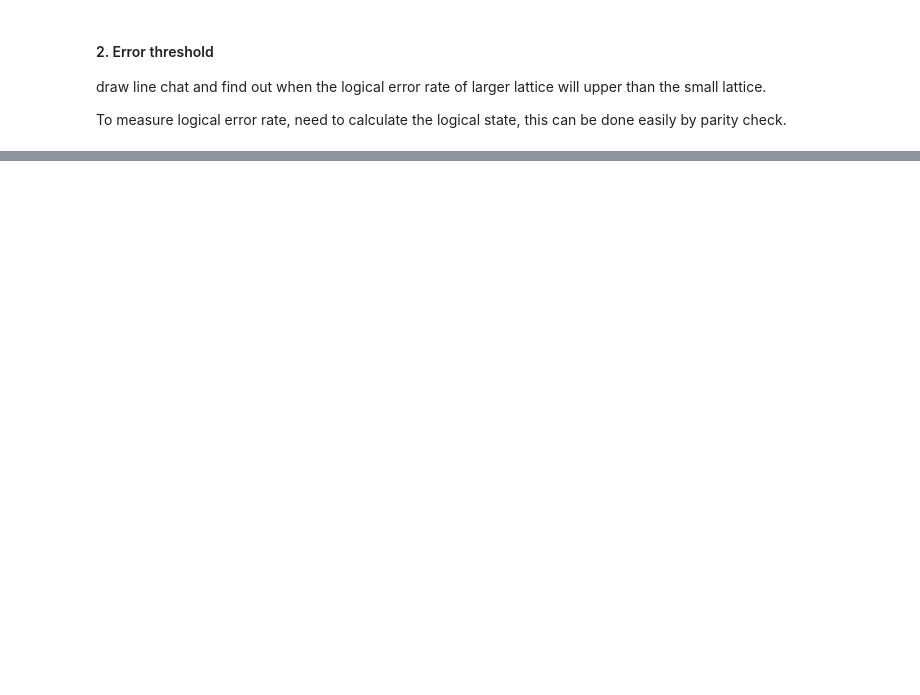
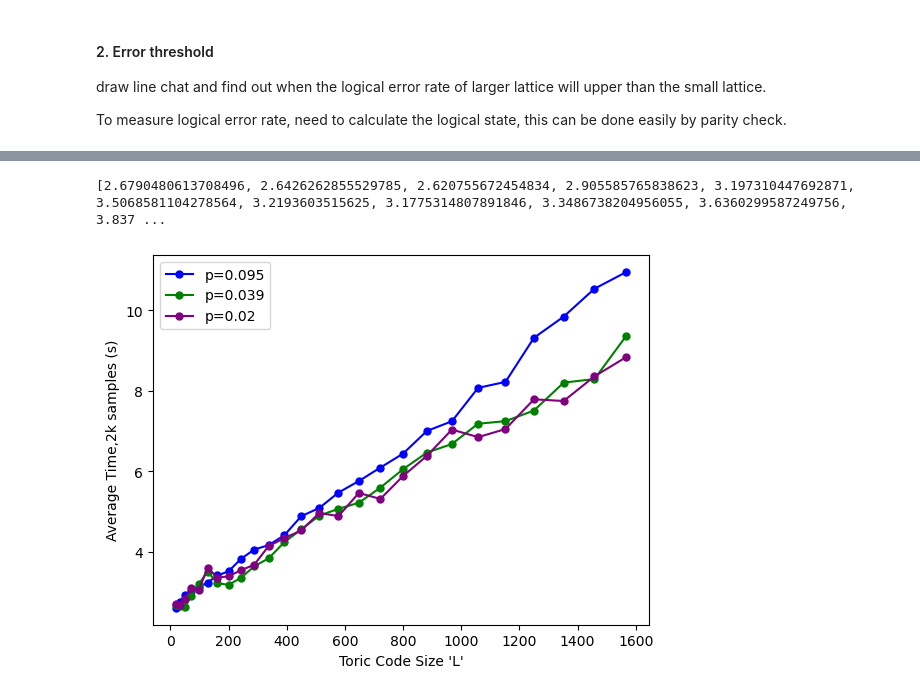
Before and after one commit to Winfred666/SurfaceCode-MWPMDecoder, a Jupyter notebook: testbench/visualizer.ipynb, the cells around one changed output, grey strips where cells are left out. Saved outputs shown, nothing was run; the diff lists cells and outputs as text; code cells hidden in the pictures; blank space fills up the shorter version.

```diff
--- a/testbench/visualizer.ipynb
+++ b/testbench/visualizer.ipynb
@@ -168,16 +168,16 @@ def check_error(error_g,correct_g):
 #now try to read from a file and plot the result
 
 test_num = 2000
-test_batches = 25
+test_batches = 26
 testset_list = []
 resultset_list = []
 for i in range(test_batches):
     testset_list.append(read_test_file("test"+str(i)+".npz"))
     resultset_list.append(read_result_file("result"+str(i)+".npz"))
 
-batch_index = 15
+batch_index = 4
 vi= 8
-print("lattice with error, green-Y, blue-X, red-Z:")
+print("lattice with error, green-Y(bit-phase flip), blue-Z(phase flip) , red-X(bit flip):")
 plot_lattice(testset_list[batch_index][vi],testset_list[batch_index][vi]["sizeX"],testset_list[batch_index][vi]["sizeY"])
 # print("syndrome X:")
 # plot_syndromes_X(test_list[vi],testset_list[batch_index][vi],testset_list[batch_index][vi])
@@ -278,0 +248,40 @@ KeyError: 0
+# %%
+# now check time complexity of the blossom algorithm (set local search rate)
+# time complexity of blossom algorithm is O(n^3)
+
+ave_time_list_p001_sparseblossom = [2.708850145339966, 2.6779720783233643, 2.8156070709228516, 3.1036834716796875, 3.048625946044922, 3.5983729362487793, 3.3589956760406494, 3.3869259357452393, 3.540484666824341, 3.6748149394989014, 4.142287731170654, 4.336275100708008, 4.53142237663269, 4.961398363113403, 4.886938810348511, 5.4609291553497314, 5.311902761459351, 5.881735324859619, 6.383208990097046, 7.035927772521973, 6.848365068435669, 7.048688173294067, 7.787708044052124, 7.746206521987915, 8.358363151550293, 8.840993881225586]
+ave_time_list_p002_sparseblossom = [2.6790480613708496, 2.6426262855529785, 2.620755672454834, 2.905585765838623, 3.197310447692871, 3.5068581104278564, 3.2193603515625, 3.1775314807891846, 3.3486738204956055, 3.6360299587249756, 3.837155342102051, 4.238603353500366, 4.5546793937683105, 4.897956848144531, 5.0664613246917725, 5.217644691467285, 5.593734502792358, 6.0507121086120605, 6.46352219581604, 6.677972316741943, 7.1812684535980225, 7.244709491729736, 7.509419918060303, 8.202259063720703, 8.291025400161743, 9.373029232025146]
+ave_time_list_p005_sparseblossom = [2.6042439937591553, 2.748619556427002, 2.9370028972625732, 3.021587371826172, 3.1119513511657715, 3.235591173171997, 3.4106404781341553, 3.513197183609009, 3.8165979385375977, 4.055023670196533, 4.163686752319336, 4.410141944885254, 4.883305788040161, 5.087512493133545, 5.47108268737793, 5.756395578384399, 6.091907978057861, 6.4382243156433105, 7.001672267913818, 7.2431089878082275, 8.073237657546997, 8.220094919204712, 9.31683897972107, 9.841895341873169, 10.536110162734985, 10.953365564346313]
+# this is toric code size, L, not N
+
+time_x = np.arange(3,29,1,dtype=int)**2 *2
+
+
+ave_time_list=[]
+
+for ii in range(0,test_batches):
+    ave_time=0
+    for i in range(0,test_num):
+        ave_time += resultset_list[ii][i]["time"]
+    ave_time = ave_time
+    ave_time_list.append(ave_time)
+print(ave_time_list)
+# Create a figure and axis
+fig, ax = plt.subplots()
+# Plot the lines
+
+ax.plot(time_x, ave_time_list_p005, label=f'p={round(get_z_errorrate(0.05),3)}', color='blue', marker='o',markersize=5)
+ax.plot(time_x, ave_time_list_p002, label=f'p={round(get_z_errorrate(0.02),3)}', color='green', marker='o',markersize=5)
+ax.plot(time_x, ave_time_list_p001, label=f'p={round(get_z_errorrate(0.01),3)}', color='purple', marker='o',markersize=5)
+
+# Add a title and labels
+# ax.set_title('Multiple Line Chart Example')
+ax.set_xlabel("Toric Code Size 'L'")
+ax.set_ylabel('Average Time,2k samples (s)')
+# Add a legend
+ax.legend()
+# Show the plot
+plt.show()
+# %% [output]
+[2.6790480613708496, 2.6426262855529785, 2.620755672454834, 2.905585765838623, 3.197310447692871, 3.5068581104278564, 3.2193603515625, 3.1775314807891846, 3.3486738204956055, 3.6360299587249756, 3.837 ...
+[figure, added]
```
Also changed, not shown: parts of 4 cells of this notebook, 8 other files.
